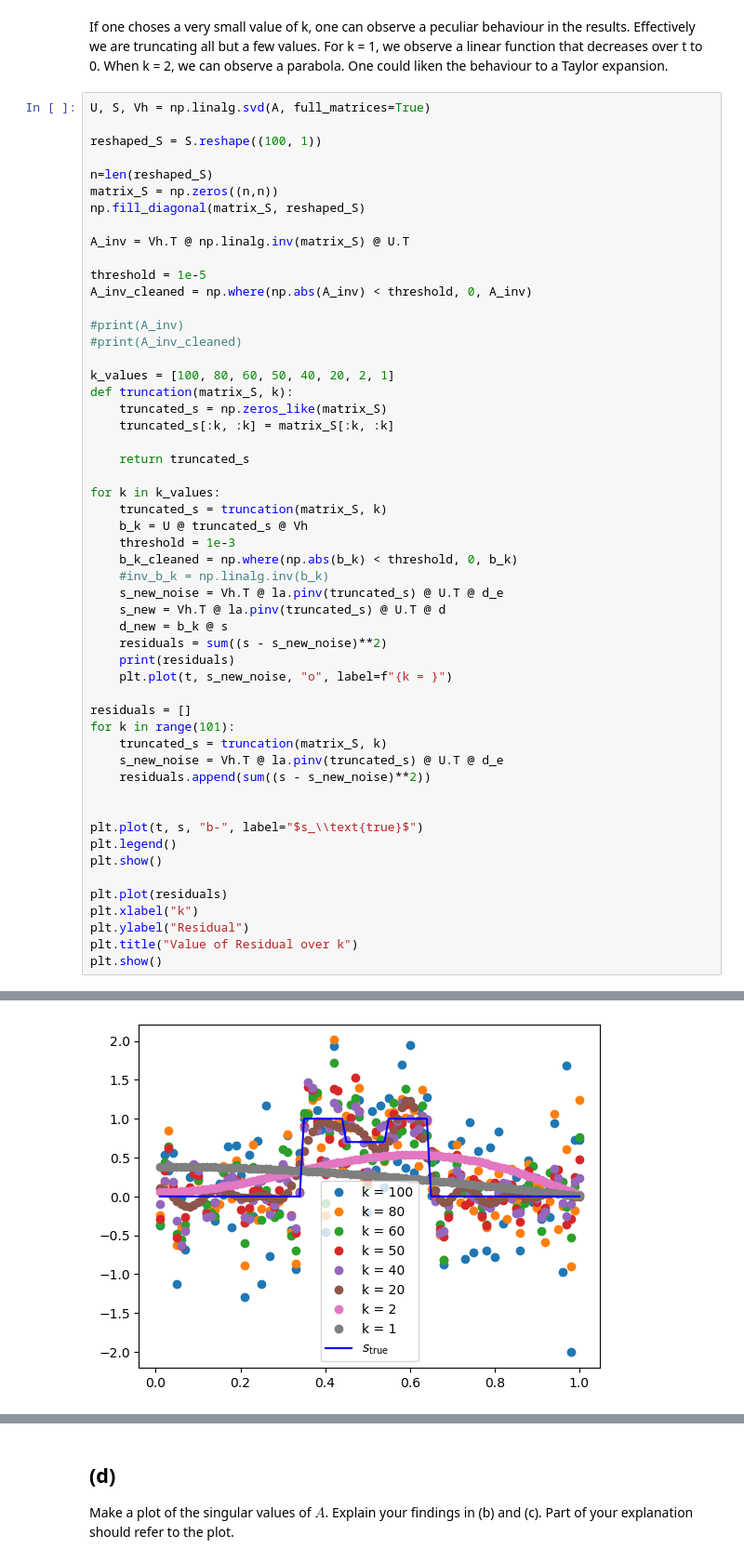
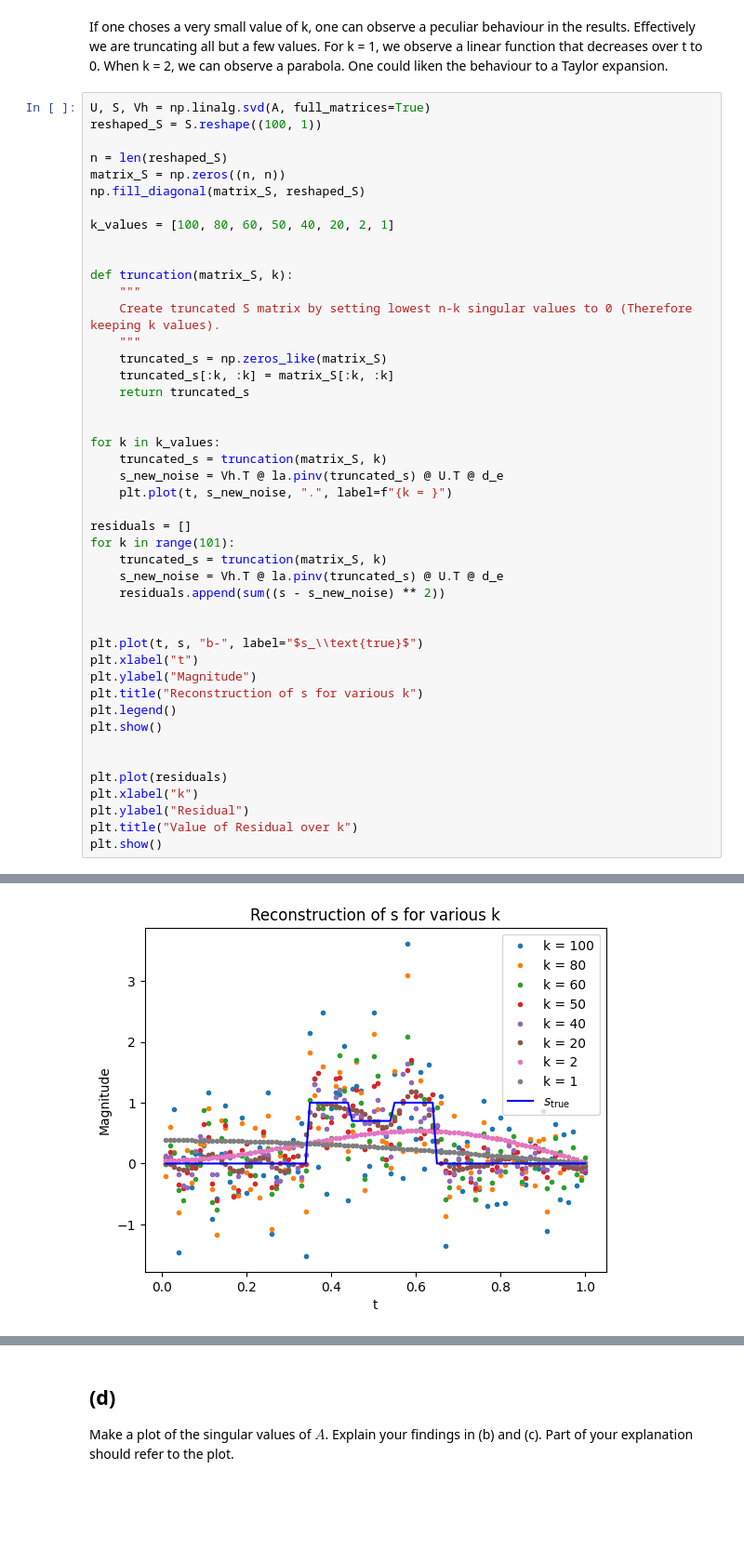
Before and after one commit to pluumenbrownie/numalgos, a Jupyter notebook: hw2.ipynb, the cells around one changed output, grey strips where cells are left out. Shown at 93% size. Saved outputs shown, nothing was run; the diff lists cells and outputs as text; blank space fills up the shorter version.

```diff
--- a/hw2.ipynb
+++ b/hw2.ipynb
@@ -223,51 +226,43 @@ You may use library routines to compute the SVD.
 If one choses a very small value of k, one can observe a peculiar behaviour in the results. Effectively we are truncating all but a few values.  For k = 1, we observe a linear function that decreases over t to 0. When k = 2, we can observe a parabola. One could liken the behaviour to a Taylor expansion.
 # %%
 U, S, Vh = np.linalg.svd(A, full_matrices=True)
-
 reshaped_S = S.reshape((100, 1))
 
-n=len(reshaped_S)
-matrix_S = np.zeros((n,n))
+n = len(reshaped_S)
+matrix_S = np.zeros((n, n))
 np.fill_diagonal(matrix_S, reshaped_S)
 
-A_inv = Vh.T @ np.linalg.inv(matrix_S) @ U.T
+k_values = [100, 80, 60, 50, 40, 20, 2, 1]
 
-threshold = 1e-5
-A_inv_cleaned = np.where(np.abs(A_inv) < threshold, 0, A_inv)
 
-#print(A_inv)
-#print(A_inv_cleaned)
-
-k_values = [100, 80, 60, 50, 40, 20, 2, 1]
 def truncation(matrix_S, k):
+    """
+    Create truncated S matrix by setting lowest n-k singular values to 0 (Therefore keeping k values).
+    """
     truncated_s = np.zeros_like(matrix_S)
     truncated_s[:k, :k] = matrix_S[:k, :k]
+    return truncated_s
 
-    return truncated_s
 
 for k in k_values:
     truncated_s = truncation(matrix_S, k)
-    b_k = U @ truncated_s @ Vh
-    threshold = 1e-3
-    b_k_cleaned = np.where(np.abs(b_k) < threshold, 0, b_k)
-    #inv_b_k = np.linalg.inv(b_k)
     s_new_noise = Vh.T @ la.pinv(truncated_s) @ U.T @ d_e
-    s_new = Vh.T @ la.pinv(truncated_s) @ U.T @ d
-    d_new = b_k @ s
-    residuals = sum((s - s_new_noise)**2)
-    print(residuals)
-    plt.plot(t, s_new_noise, "o", label=f"{k = }")
+    plt.plot(t, s_new_noise, ".", label=f"{k = }")
 
 residuals = []
 for k in range(101):
     truncated_s = truncation(matrix_S, k)
     s_new_noise = Vh.T @ la.pinv(truncated_s) @ U.T @ d_e
-    residuals.append(sum((s - s_new_noise)**2))
+    residuals.append(sum((s - s_new_noise) ** 2))
 
 
 plt.plot(t, s, "b-", label="$s_\\text{true}$")
+plt.xlabel("t")
+plt.ylabel("Magnitude")
+plt.title("Reconstruction of s for various k")
 plt.legend()
 plt.show()
+
 
 plt.plot(residuals)
 plt.xlabel("k")
@@ -286 +273 @@ plt.show()
-[figure, old version]
+[figure, new version]
```
Also changed, not shown: parts of 6 cells of this notebook.
